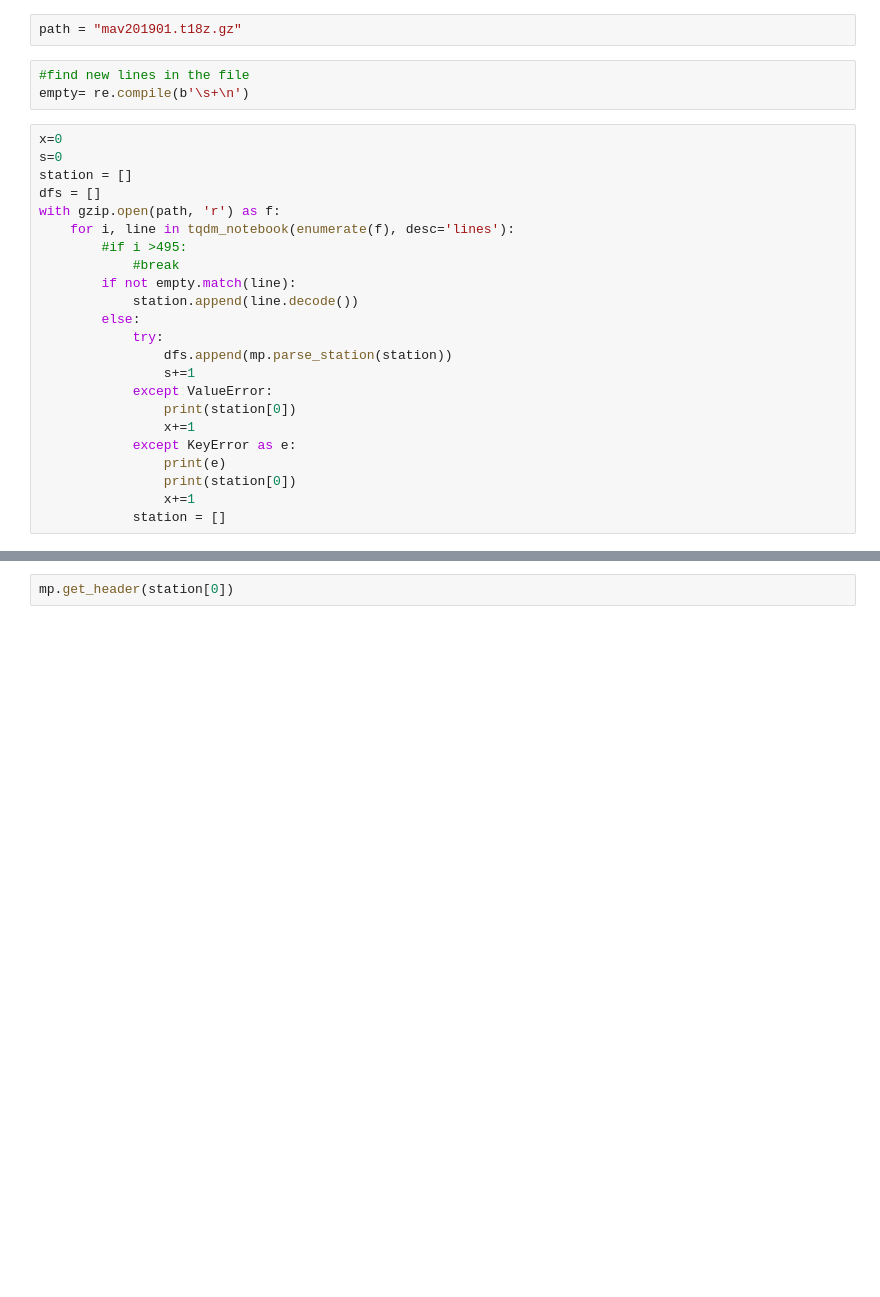
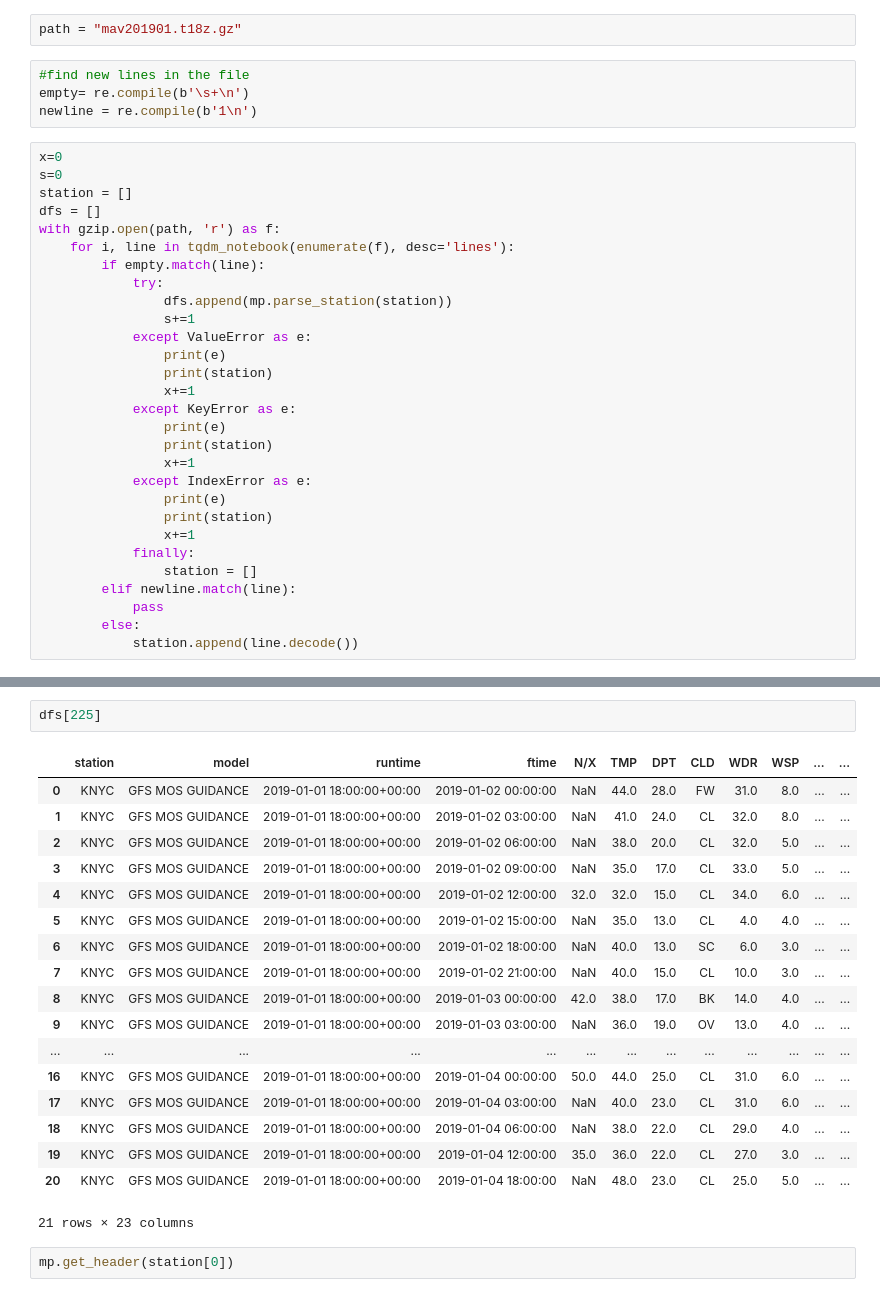
Before and after one commit to ccny-glasslab/mosparse, a Jupyter notebook: raw_mav.ipynb, the cells around one changed output, grey strips where cells are left out. Cells and saved outputs as stored; diff of their text form; blank space fills up the shorter version.

```diff
--- a/raw_mav.ipynb
+++ b/raw_mav.ipynb
@@ -16,6 +16,7 @@ path = "mav201901.t18z.gz"
 # %%
 #find new lines in the file
 empty= re.compile(b'\s+\n')
+newline = re.compile(b'1\n')
 # %%
 x=0
 s=0
@@ -23,21 +24,27 @@ station = []
 dfs = []
 with gzip.open(path, 'r') as f:
     for i, line in tqdm_notebook(enumerate(f), desc='lines'):
-        #if i >495:
-            #break
-        if not empty.match(line):
-            station.append(line.decode())
-        else:
+        if empty.match(line):
             try:
                 dfs.append(mp.parse_station(station))
                 s+=1
-            except ValueError:
-                print(station[0])
+            except ValueError as e:
+                print(e)
+                print(station)
                 x+=1
             except KeyError as e:
                 print(e)
-                print(station[0])
+                print(station)
                 x+=1
-            station = []
+            except IndexError as e:
+                print(e)
+                print(station)
+                x+=1
+            finally:
+                station = []
+        elif newline.match(line):
+            pass
+        else:
+            station.append(line.decode())
 # %% [output]
 HBox(children=(IntProgress(value=1, bar_style='info', description='lines', max=1, style=ProgressStyle(descript…
@@ -85,3 +59,24 @@ SyntaxError: invalid syntax
+# %%
+dfs[225]
+# %% [output]
+|  | station | model | runtime | ftime | N/X | TMP | DPT | CLD | WDR | WSP | ... | ... |
+| 0 | KNYC | GFS MOS GUIDANCE | 2019-01-01 18:00:00+00:00 | 2019-01-02 00:00:00 | NaN | 44.0 | 28.0 | FW | 31.0 | 8.0 | ... | ... |
+| 1 | KNYC | GFS MOS GUIDANCE | 2019-01-01 18:00:00+00:00 | 2019-01-02 03:00:00 | NaN | 41.0 | 24.0 | CL | 32.0 | 8.0 | ... | ... |
+| 2 | KNYC | GFS MOS GUIDANCE | 2019-01-01 18:00:00+00:00 | 2019-01-02 06:00:00 | NaN | 38.0 | 20.0 | CL | 32.0 | 5.0 | ... | ... |
+| 3 | KNYC | GFS MOS GUIDANCE | 2019-01-01 18:00:00+00:00 | 2019-01-02 09:00:00 | NaN | 35.0 | 17.0 | CL | 33.0 | 5.0 | ... | ... |
+| 4 | KNYC | GFS MOS GUIDANCE | 2019-01-01 18:00:00+00:00 | 2019-01-02 12:00:00 | 32.0 | 32.0 | 15.0 | CL | 34.0 | 6.0 | ... | ... |
+| 5 | KNYC | GFS MOS GUIDANCE | 2019-01-01 18:00:00+00:00 | 2019-01-02 15:00:00 | NaN | 35.0 | 13.0 | CL | 4.0 | 4.0 | ... | ... |
+| 6 | KNYC | GFS MOS GUIDANCE | 2019-01-01 18:00:00+00:00 | 2019-01-02 18:00:00 | NaN | 40.0 | 13.0 | SC | 6.0 | 3.0 | ... | ... |
+| 7 | KNYC | GFS MOS GUIDANCE | 2019-01-01 18:00:00+00:00 | 2019-01-02 21:00:00 | NaN | 40.0 | 15.0 | CL | 10.0 | 3.0 | ... | ... |
+| 8 | KNYC | GFS MOS GUIDANCE | 2019-01-01 18:00:00+00:00 | 2019-01-03 00:00:00 | 42.0 | 38.0 | 17.0 | BK | 14.0 | 4.0 | ... | ... |
+| 9 | KNYC | GFS MOS GUIDANCE | 2019-01-01 18:00:00+00:00 | 2019-01-03 03:00:00 | NaN | 36.0 | 19.0 | OV | 13.0 | 4.0 | ... | ... |
+| ... | ... | ... | ... | ... | ... | ... | ... | ... | ... | ... | ... | ... |
+| 16 | KNYC | GFS MOS GUIDANCE | 2019-01-01 18:00:00+00:00 | 2019-01-04 00:00:00 | 50.0 | 44.0 | 25.0 | CL | 31.0 | 6.0 | ... | ... |
+| 17 | KNYC | GFS MOS GUIDANCE | 2019-01-01 18:00:00+00:00 | 2019-01-04 03:00:00 | NaN | 40.0 | 23.0 | CL | 31.0 | 6.0 | ... | ... |
+| 18 | KNYC | GFS MOS GUIDANCE | 2019-01-01 18:00:00+00:00 | 2019-01-04 06:00:00 | NaN | 38.0 | 22.0 | CL | 29.0 | 4.0 | ... | ... |
+| 19 | KNYC | GFS MOS GUIDANCE | 2019-01-01 18:00:00+00:00 | 2019-01-04 12:00:00 | 35.0 | 36.0 | 22.0 | CL | 27.0 | 3.0 | ... | ... |
+| 20 | KNYC | GFS MOS GUIDANCE | 2019-01-01 18:00:00+00:00 | 2019-01-04 18:00:00 | NaN | 48.0 | 23.0 | CL | 25.0 | 5.0 | ... | ... |
+21 rows × 23 columns
 # %%
 mp.get_header(station[0])
 # %% [output]
```
Also changed, not shown: parts of 4 cells of this notebook, 2 other files.
